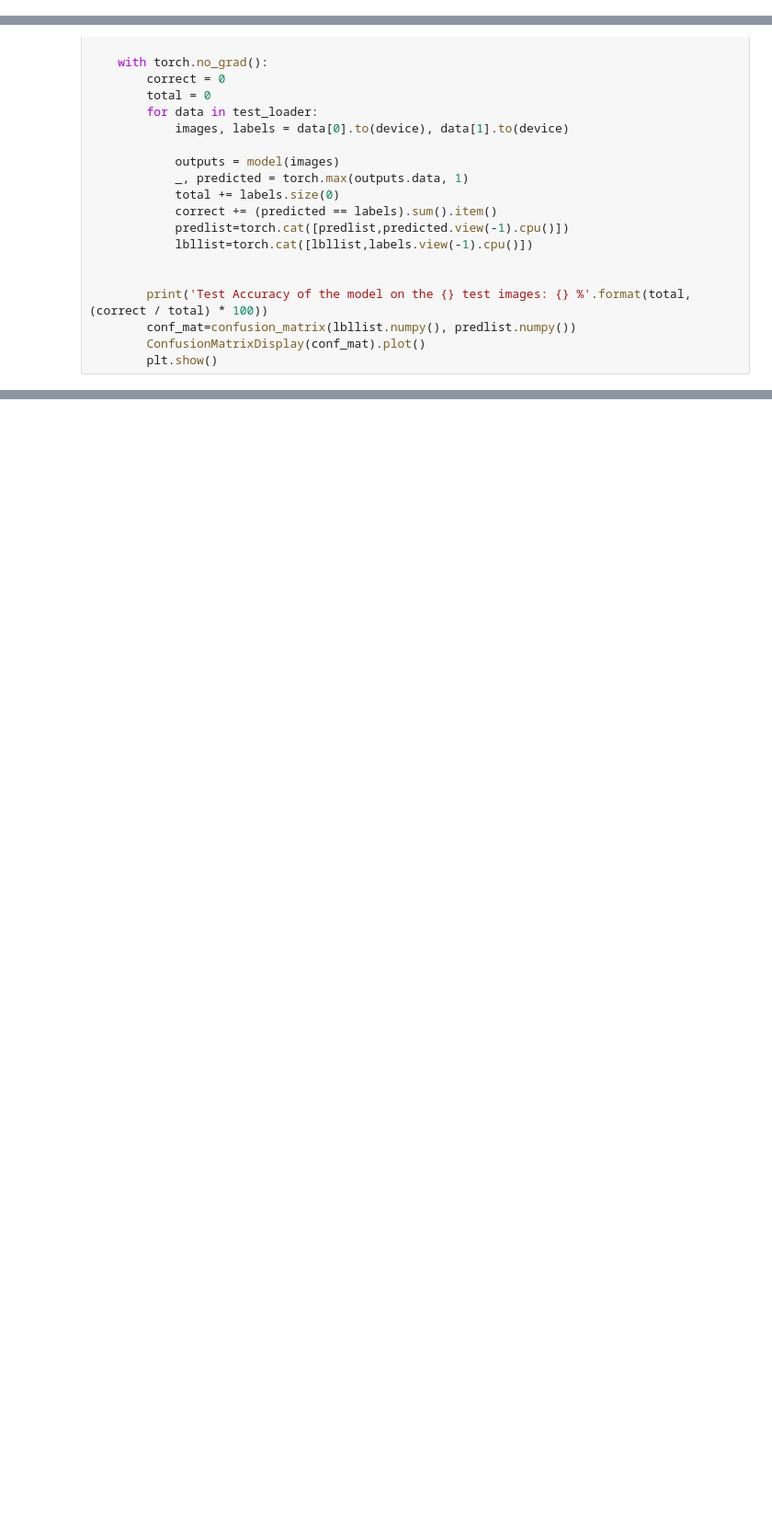
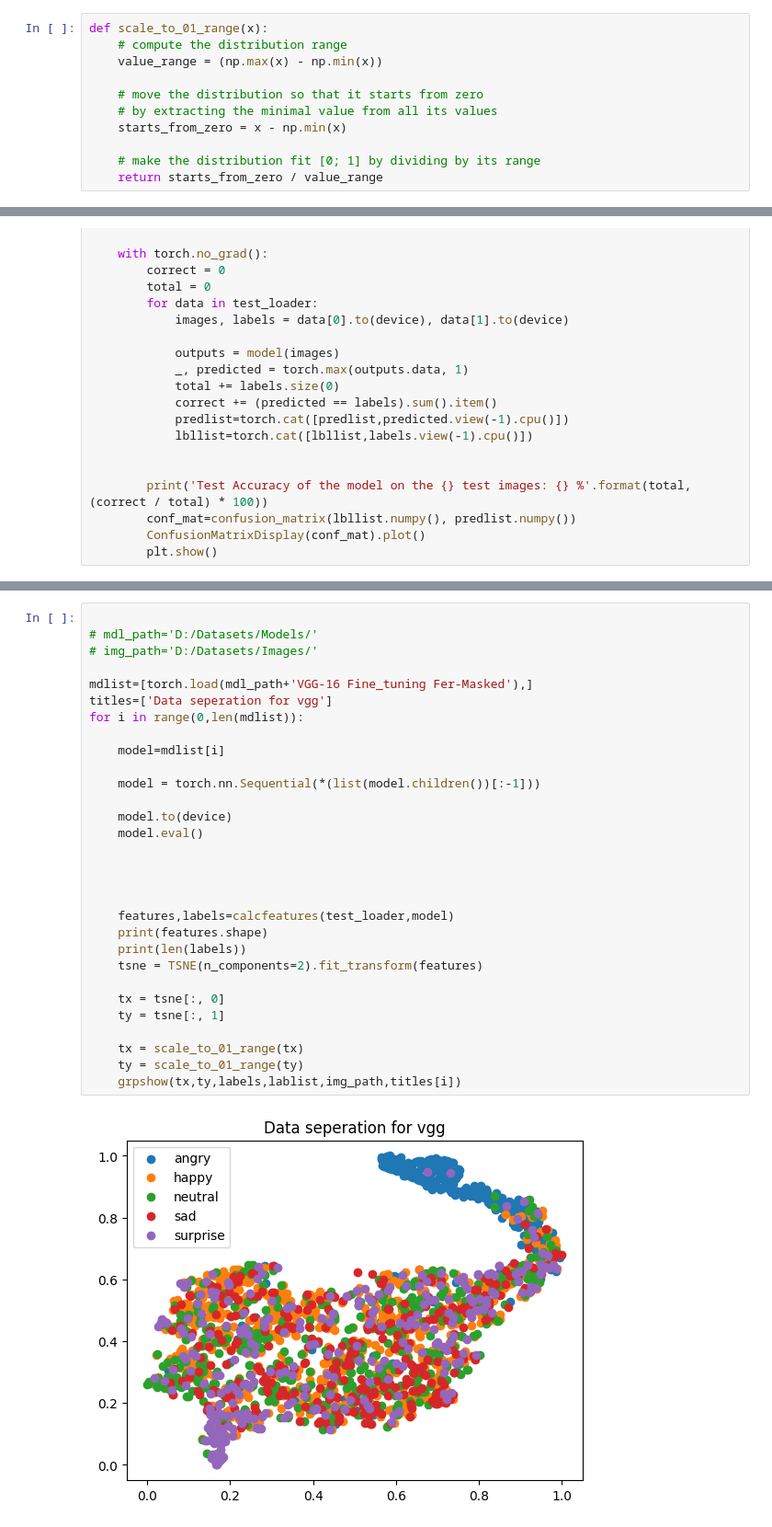
Before and after one commit to aahishherur/COMP6721_Group_K, a Jupyter notebook: Project_Code.ipynb, the cells around one changed output, grey strips where cells are left out. Shown: that part at 92% size. Drawn from its saved outputs; the diff is of its cells as text; blank space fills up the shorter version.

Commit message:
Update Project_Code.ipynb
Updated Code for TSNE

```diff
--- a/Project_Code.ipynb
+++ b/Project_Code.ipynb
@@ -166,3 +166,14 @@ def grp_show(x,y,label,x_label,y_label,title,path):
     plt.savefig(f'{path}{title}.jpg')
 
     plt.show()
+# %%
+def scale_to_01_range(x):
+    # compute the distribution range
+    value_range = (np.max(x) - np.min(x))
+
+    # move the distribution so that it starts from zero
+    # by extracting the minimal value from all its values
+    starts_from_zero = x - np.min(x)
+
+    # make the distribution fit [0; 1] by dividing by its range
+    return starts_from_zero / value_range
@@ -410,0 +449,32 @@ Clipping input data to the valid range for imshow with RGB data ([0..1] for floa
+# %%
+
+# mdl_path='D:/Datasets/Models/'
+# img_path='D:/Datasets/Images/'
+
+mdlist=[torch.load(mdl_path+'VGG-16 Fine_tuning Fer-Masked'),]
+titles=['Data seperation for vgg']
+for i in range(0,len(mdlist)):
+
+    model=mdlist[i]
+
+    model = torch.nn.Sequential(*(list(model.children())[:-1]))
+
+    model.to(device)
+    model.eval()
+
+
+
+
+    features,labels=calcfeatures(test_loader,model)
+    print(features.shape)
+    print(len(labels))
+    tsne = TSNE(n_components=2).fit_transform(features)
+
+    tx = tsne[:, 0]
+    ty = tsne[:, 1]
+
+    tx = scale_to_01_range(tx)
+    ty = scale_to_01_range(ty)
+    grpshow(tx,ty,labels,lablist,img_path,titles[i])
+# %% [output]
+[figure, added]
```
Also changed, not shown: parts of 4 cells of this notebook.
